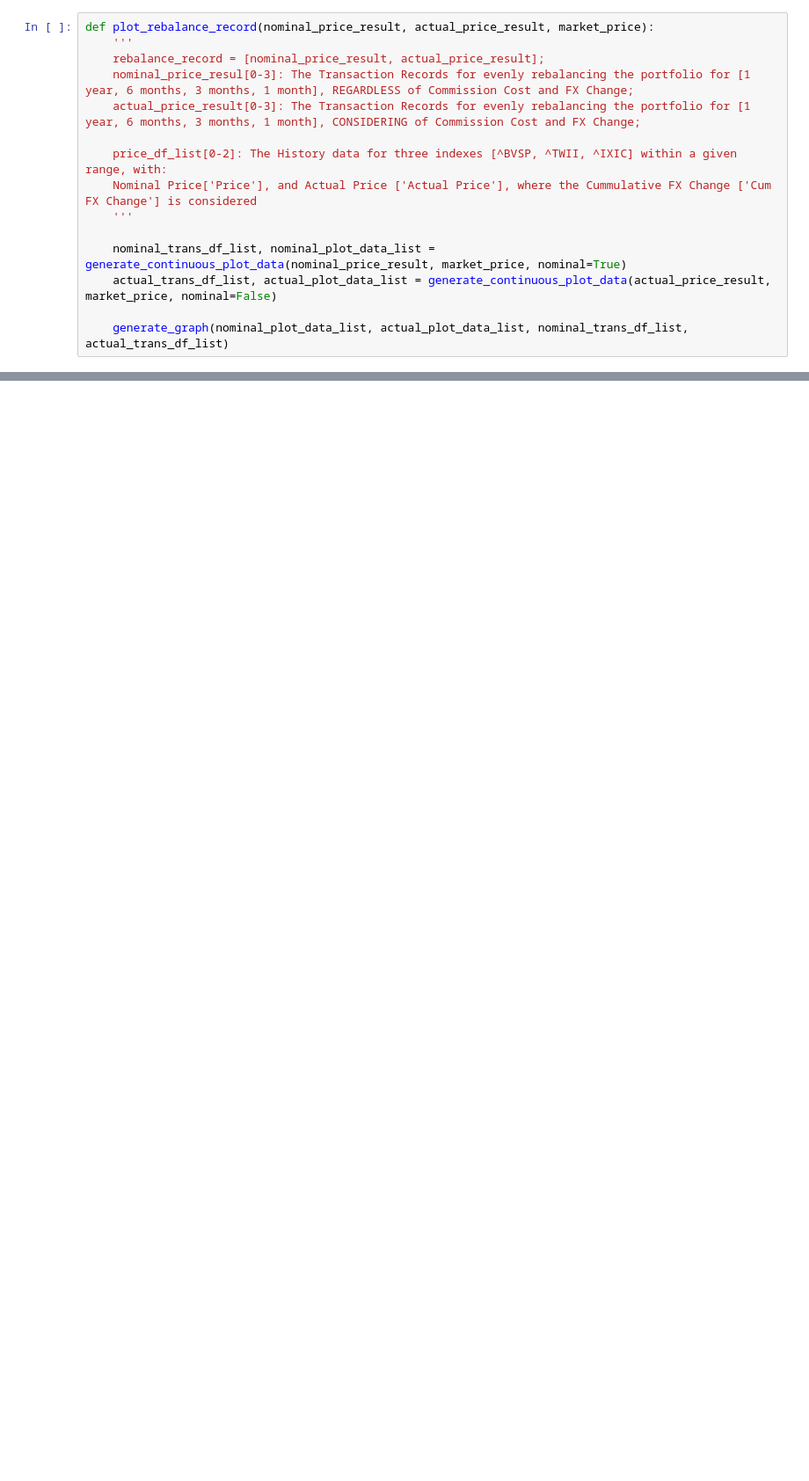
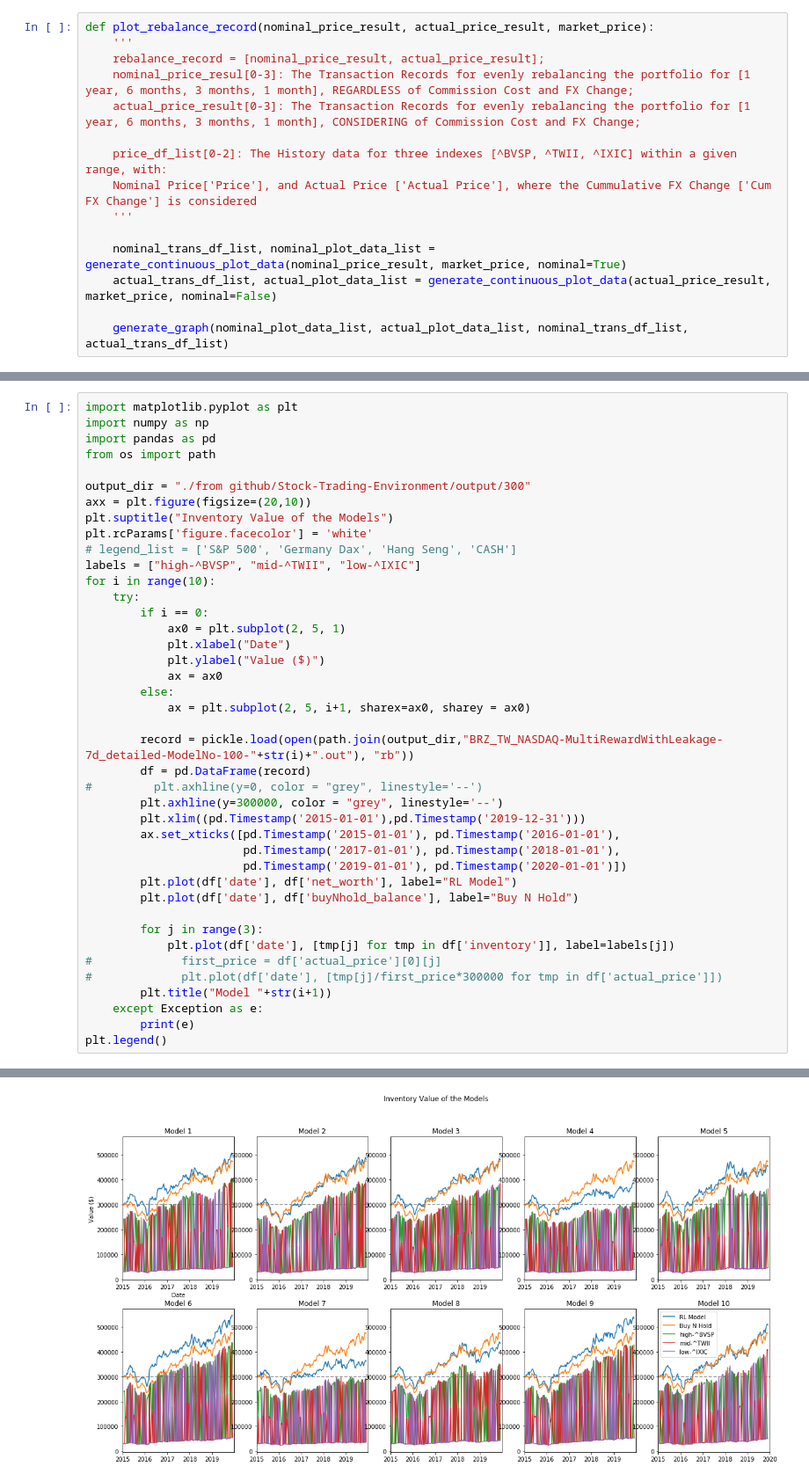
Before and after one commit to lzcaisg/reinforcement_trader, a Jupyter notebook: 0311 - MODULES Plot Rebalancing.ipynb, the cells around one changed output, grey strips where cells are left out. Shown at 88% size. Cells and saved outputs as stored; diff of their text form; blank space fills up the shorter version.

Commit message:
Add Reward Twist

```diff
--- a/0311 - MODULES Plot Rebalancing.ipynb
+++ b/0311 - MODULES Plot Rebalancing.ipynb
@@ -172,0 +173,42 @@ plot_rebalance_record(nominal_price_result, actual_price_result, price_df_list)
+# %%
+import matplotlib.pyplot as plt
+import numpy as np
+import pandas as pd
+from os import path
+
+output_dir = "./from github/Stock-Trading-Environment/output/300"
+axx = plt.figure(figsize=(20,10))
+plt.suptitle("Inventory Value of the Models")
+plt.rcParams['figure.facecolor'] = 'white'
+# legend_list = ['S&P 500', 'Germany Dax', 'Hang Seng', 'CASH']
+labels = ["high-^BVSP", "mid-^TWII", "low-^IXIC"]
+for i in range(10):
+    try:
+        if i == 0:
+            ax0 = plt.subplot(2, 5, 1)
+            plt.xlabel("Date")
+            plt.ylabel("Value ($)")
+            ax = ax0
+        else:
+            ax = plt.subplot(2, 5, i+1, sharex=ax0, sharey = ax0)
+
+        record = pickle.load(open(path.join(output_dir,"BRZ_TW_NASDAQ-MultiRewardWithLeakage-7d_detailed-ModelNo-100-"+str(i)+".out"), "rb"))
+        df = pd.DataFrame(record)
+#         plt.axhline(y=0, color = "grey", linestyle='--')
+        plt.axhline(y=300000, color = "grey", linestyle='--')
+        plt.xlim((pd.Timestamp('2015-01-01'),pd.Timestamp('2019-12-31')))
+        ax.set_xticks([pd.Timestamp('2015-01-01'), pd.Timestamp('2016-01-01'),
+                       pd.Timestamp('2017-01-01'), pd.Timestamp('2018-01-01'),
+                       pd.Timestamp('2019-01-01'), pd.Timestamp('2020-01-01')])
+        plt.plot(df['date'], df['net_worth'], label="RL Model")
+        plt.plot(df['date'], df['buyNhold_balance'], label="Buy N Hold")
+
+        for j in range(3):
+            plt.plot(df['date'], [tmp[j] for tmp in df['inventory']], label=labels[j])
+#             first_price = df['actual_price'][0][j]
+#             plt.plot(df['date'], [tmp[j]/first_price*300000 for tmp in df['actual_price']])
+        plt.title("Model "+str(i+1))
+    except Exception as e:
+        print(e)
+plt.legend()
+# %% [output]
@@ -172,0 +216 @@ plot_rebalance_record(nominal_price_result, actual_price_result, price_df_list)
+[figure, added]
```
Also changed, not shown: parts of 4 cells of this notebook, 42 other files.
